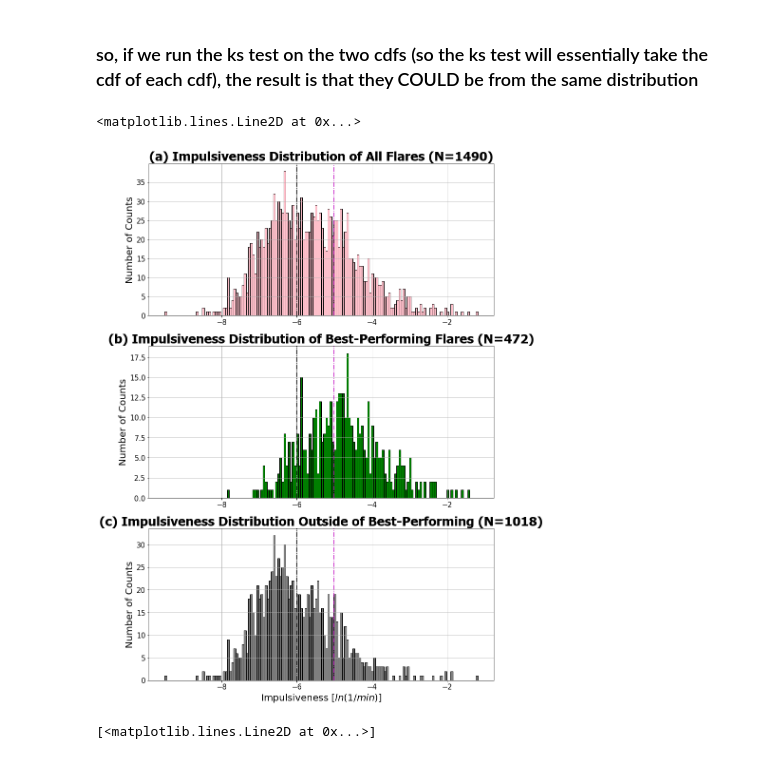
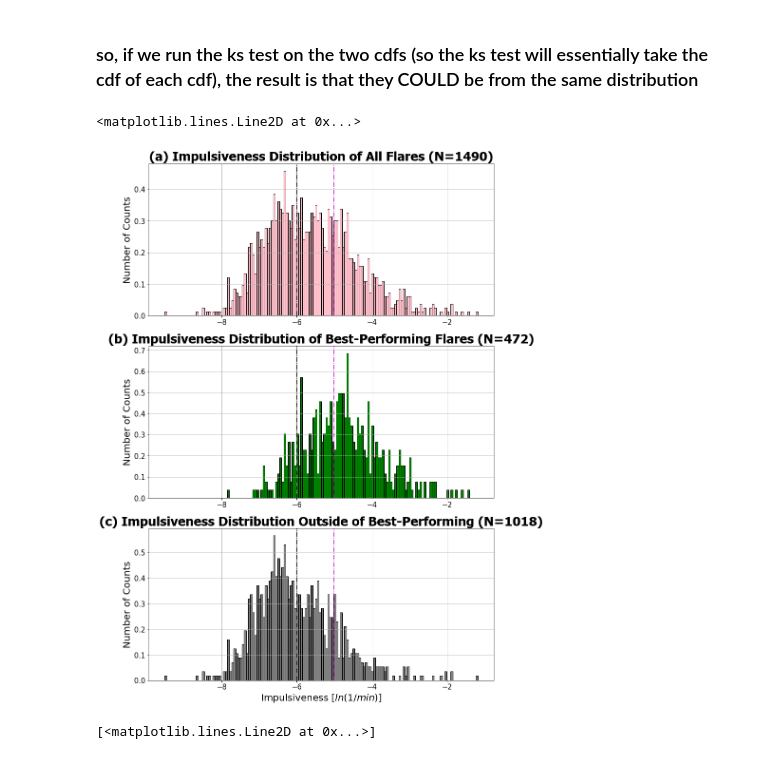
Before and after one commit to coletamburri2112/imp_dev, a Jupyter notebook: fit_imp_distribution_relative.ipynb, the cells around one changed output. Drawn from its saved outputs; the diff is of its cells as text; code cells hidden in the pictures.

```diff
--- a/fit_imp_distribution_relative.ipynb
+++ b/fit_imp_distribution_relative.ipynb
@@ -151,6 +151,7 @@ KstestResult(statistic=0.21428571428571427, pvalue=0.9205155471799703)
 ### so, if we run the ks test on the two cdfs (so the ks test will essentially take the cdf of each cdf), the result is that they COULD be from the same distribution
 # %%
 # now run ks test for smaller bin sizes - say, 151
+import scipy.stats
 all_imp = dat['curly_Is_relative']
 best_imp_arr = dat['curly_Is_relative_best']
 best_imp = best_imp_arr[:,0]
@@ -186,37 +187,38 @@ all_imp_prep_cp = all_imp_prep.copy()
 all_imp_nonan_cp = all_imp_nonan.copy()
 
 not_best_imp_nonan = all_imp_prep_cp[all_imp_prep_cp < 0.0]
 all_imp_nonan = (all_imp_nonan_cp[all_imp_nonan_cp < 0.0])
 
 edges = np.linspace(min(all_imp_nonan),max(all_imp_nonan),num=151)
 
 fig,[ax1,ax2,ax3] = plt.subplots(3,1,figsize = [13,20])
-f = ax2.hist(best_imp_nonan,bins=edges,facecolor='green',edgecolor='black')
-g = ax3.hist(not_best_imp_nonan,bins=edges,facecolor='gray',edgecolor='black')
-h = ax1.hist(all_imp_nonan,bins=edges,facecolor='pink',edgecolor='black')
+
+f = ax2.hist(best_imp_nonan,bins=edges,facecolor='green',edgecolor='black',density='true')
+g = ax3.hist(not_best_imp_nonan,bins=edges,facecolor='gray',edgecolor='black',density='true')
+h = ax1.hist(all_imp_nonan,bins=edges,facecolor='pink',edgecolor='black',density='true')
 
 ax2.grid()
 ax3.grid()
 ax1.grid()
 ax3.set_xlabel('Impulsiveness [$ln(1/min)$]',fontsize=20)
 ax2.set_ylabel('Number of Counts',fontsize=20)
 ax3.set_ylabel('Number of Counts',fontsize=20)
 ax1.set_ylabel('Number of Counts',fontsize=20)
 ax2.set_title('(b) Impulsiveness Distribution of Best-Performing Flares (N=472)',font='Tahoma',fontsize=27,fontweight='bold')
 ax3.set_title('(c) Impulsiveness Distribution Outside of Best-Performing (N=1018)',font='Tahoma',fontsize=27,fontweight='bold')
 ax1.set_title('(a) Impulsiveness Distribution of All Flares (N=1490)',font='Tahoma',fontsize=27,fontweight='bold')
 ax2.tick_params(axis='both', which='major', labelsize=15)
 ax3.tick_params(axis='both', which='major', labelsize=15)
 ax1.tick_params(axis='both', which='major', labelsize=15)
 ax1.axvline(-6,c='k',ls='dashdot')
 ax1.axvline(-5,c='m',ls='dashdot')
 ax2.axvline(-6,c='k',ls='dashdot')
 ax2.axvline(-5,c='m',ls='dashdot')
 ax3.axvline(-6,c='k',ls='dashdot')
 ax3.axvline(-5,c='m',ls='dashdot')
 # %% [output]
 <matplotlib.lines.Line2D at 0x...>
-[figure, old version]
+[figure, new version]
 # %%
 # ks test comparison:
 
```
Also changed, not shown: parts of 15 cells of this notebook.
